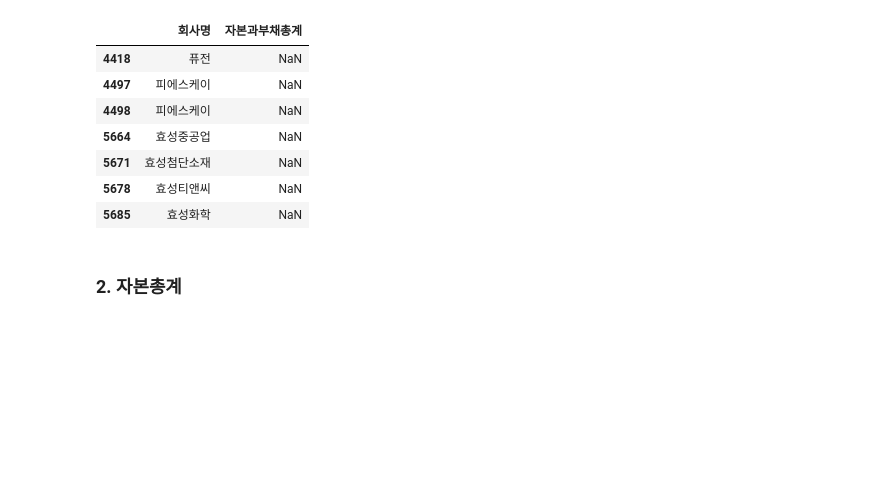
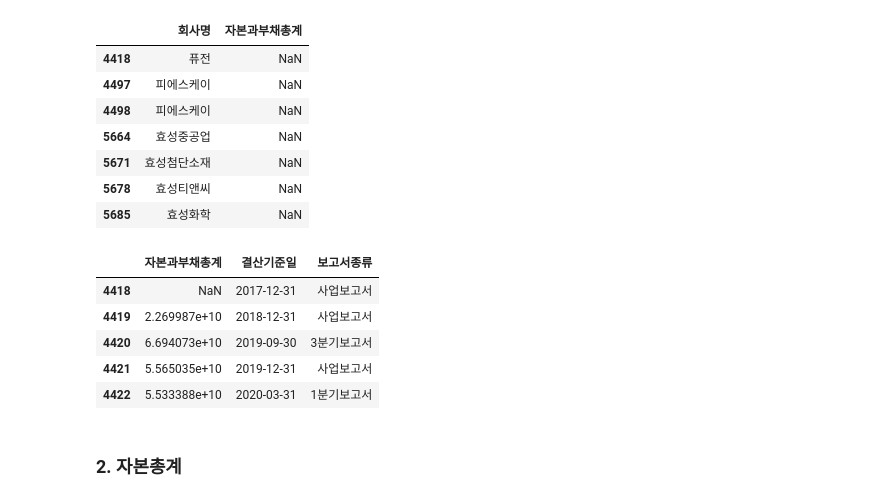
Before and after one commit to DominKim/Final_project, a Jupyter notebook: data_preprocessing/data_preporcessing_domin.ipynb, the cells around one changed output. Cells and saved outputs as stored; diff of their text form; code cells hidden in the pictures; blank space fills up the shorter version.

```diff
--- a/data_preprocessing/data_preporcessing_domin.ipynb
+++ b/data_preprocessing/data_preporcessing_domin.ipynb
@@ -62,6 +62,15 @@ df[df['회사명'] == "효성티앤씨"]
 df[df['회사명'] == "효성화학"]
 
 df = df.drop(pre1[pre1["자본과부채총계"].isnull()].index).reset_index(drop = True)
+# %%
+df[df["회사명"] == "퓨전"][["자본과부채총계", "결산기준일", "보고서종류"]]
+# %% [output]
+|  | 자본과부채총계 | 결산기준일 | 보고서종류 |
+| 4418 | NaN | 2017-12-31 | 사업보고서 |
+| 4419 | 2.269987e+10 | 2018-12-31 | 사업보고서 |
+| 4420 | 6.694073e+10 | 2019-09-30 | 3분기보고서 |
+| 4421 | 5.565035e+10 | 2019-12-31 | 사업보고서 |
+| 4422 | 5.533388e+10 | 2020-03-31 | 1분기보고서 |
 # %% [markdown]
 ### 2. 자본총계
 # %%
```
Also changed, not shown: parts of 8 cells of this notebook, 2 other files.
